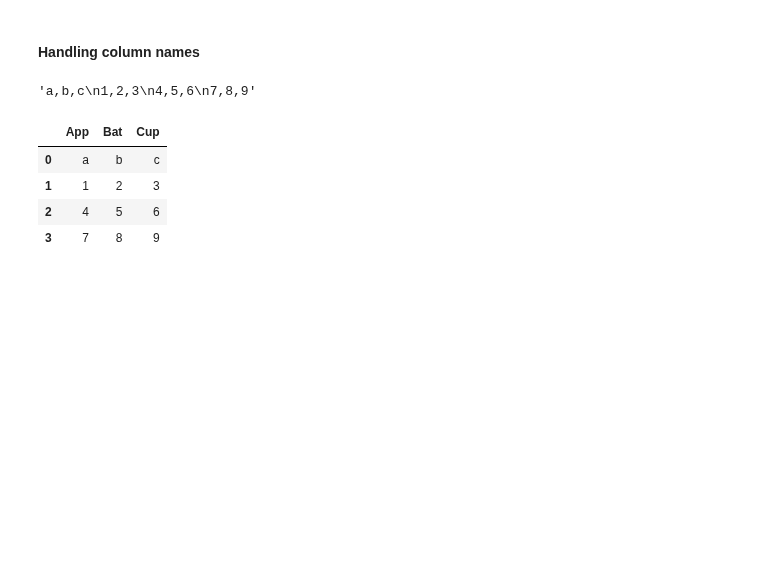
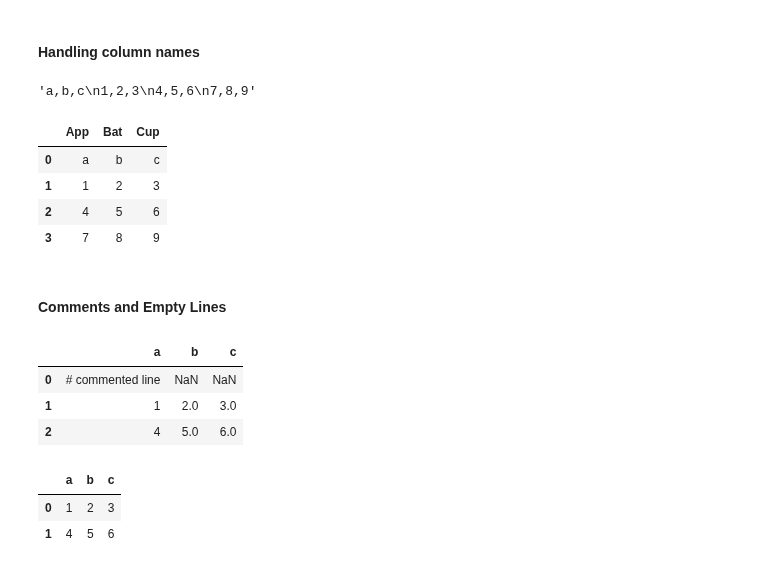
Before and after one commit to KumudithaSilva/pandas-data-science, a Jupyter notebook: Pandas.ipynb, the cells around one changed output. Drawn from its saved outputs; the diff is of its cells as text; code cells hidden in the pictures; blank space fills up the shorter version.

Commit message:
comments in I/O tools

```diff
--- a/Pandas.ipynb
+++ b/Pandas.ipynb
@@ -842,3 +842,22 @@ pd.read_csv(StringIO(data), names=["App", "Bat", "Cup"], header=None)
 | 1 | 1 | 2 | 3 |
 | 2 | 4 | 5 | 6 |
 | 3 | 7 | 8 | 9 |
+# %% [markdown]
+#### Comments and Empty Lines
+# %%
+data = "\na,b,c\n  \n# commented line\n1,2,3\n\n4,5,6"
+# %%
+# Withcomment parameter
+pd.read_csv(StringIO(data))
+# %% [output]
+|  | a | b | c |
+| 0 | # commented line | NaN | NaN |
+| 1 | 1 | 2.0 | 3.0 |
+| 2 | 4 | 5.0 | 6.0 |
+# %%
+# With comment parameter
+pd.read_csv(StringIO(data), comment="#")
+# %% [output]
+|  | a | b | c |
+| 0 | 1 | 2 | 3 |
+| 1 | 4 | 5 | 6 |
```
Also changed, not shown: parts of 27 cells of this notebook.
